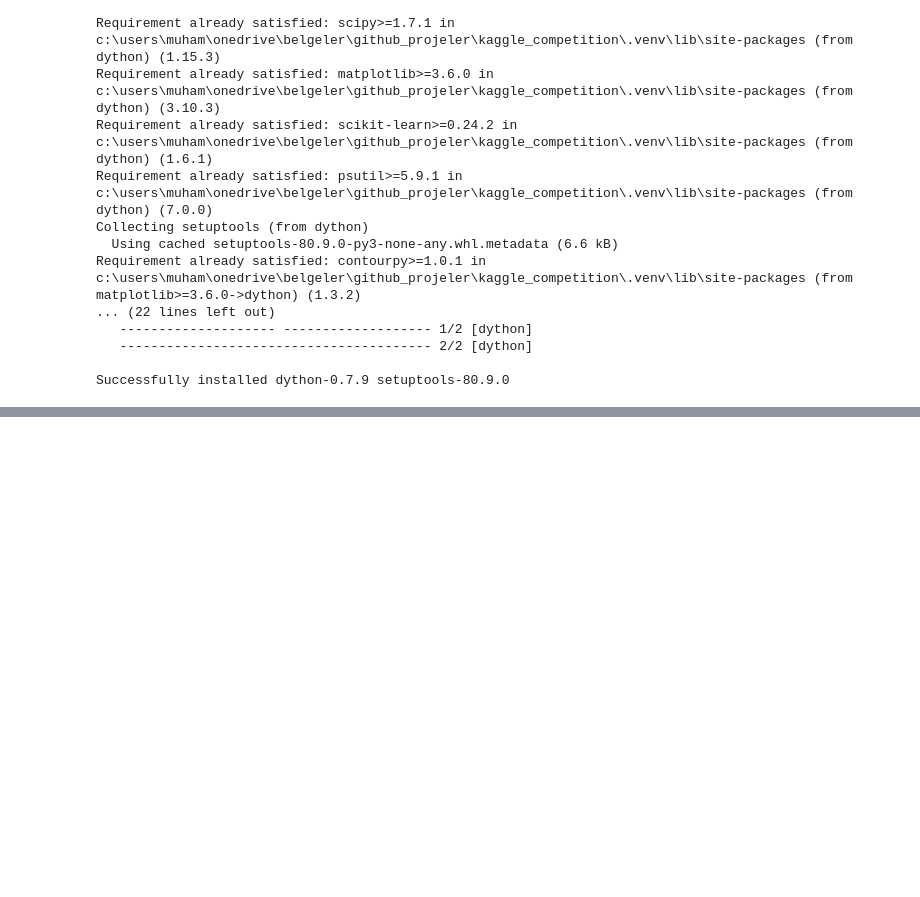
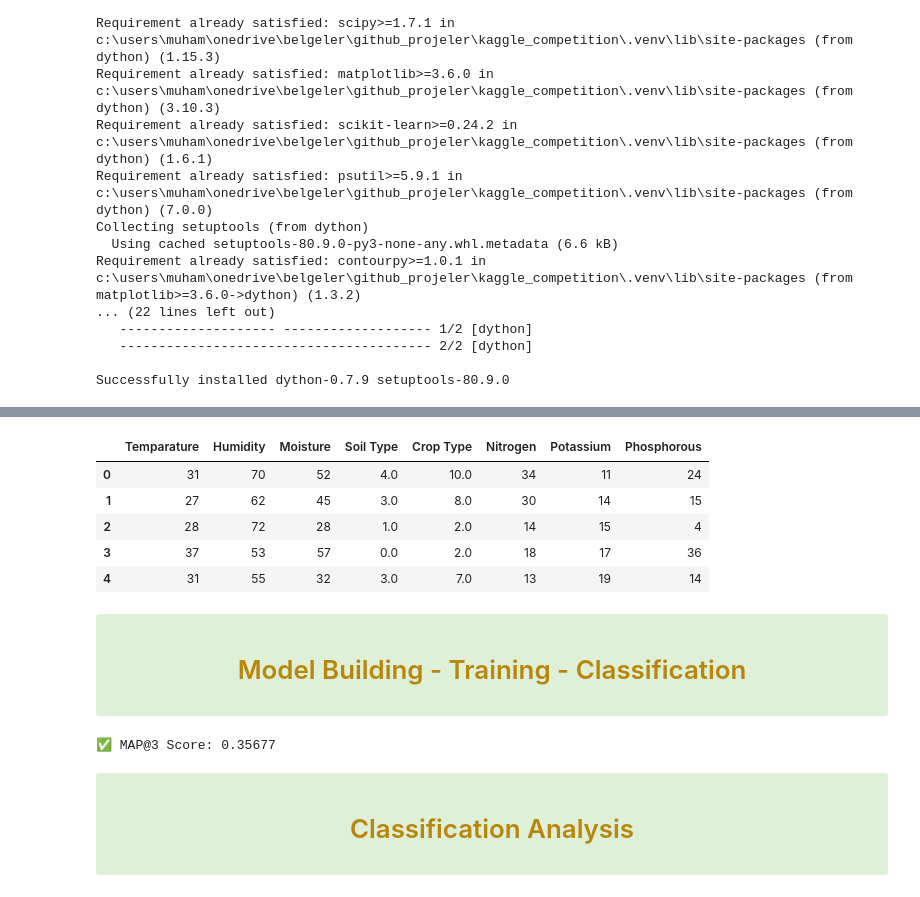
Before and after one commit to Muhammed-Mustafa-Dastan/Kaggle_Competition, a Jupyter notebook: Predicting Optimal Fertilizers/XGBoost_model_pro_01/main_v3.ipynb, the cells around one changed output, grey strips where cells are left out. Drawn from its saved outputs; the diff is of its cells as text; code cells hidden in the pictures; blank space fills up the shorter version.

```diff
--- a/Predicting Optimal Fertilizers/XGBoost_model_pro_01/main_v3.ipynb
+++ b/Predicting Optimal Fertilizers/XGBoost_model_pro_01/main_v3.ipynb
@@ -210,0 +245,9 @@ for column in df_train.columns:
+# %%
+df_test.head()
+# %% [output]
+|  | Temparature | Humidity | Moisture | Soil Type | Crop Type | Nitrogen | Potassium | Phosphorous |
+| 0 | 31 | 70 | 52 | 4.0 | 10.0 | 34 | 11 | 24 |
+| 1 | 27 | 62 | 45 | 3.0 | 8.0 | 30 | 14 | 15 |
+| 2 | 28 | 72 | 28 | 1.0 | 2.0 | 14 | 15 | 4 |
+| 3 | 37 | 53 | 57 | 0.0 | 2.0 | 18 | 17 | 36 |
+| 4 | 31 | 55 | 32 | 3.0 | 7.0 | 13 | 19 | 14 |
@@ -210,0 +260,5 @@ for column in df_train.columns:
+# %% [markdown]
+<div class="alert alert-success">
+    <h1 align="center" style="color:darkgoldenrod;">Model Building - Training - Classification </h1>
+
+</div>
@@ -210,0 +286,38 @@ for column in df_train.columns:
+# %%
+model = XGBClassifier(
+    objective='multi:softprob',
+    num_class=len(np.unique(train_y)),
+    n_estimators=3200,
+    learning_rate=0.045,
+    max_depth=7,
+    colsample_bytree=0.6,
+    colsample_bylevel=0.8,
+    subsample=0.8,
+)
+model.fit(train_X, train_y)
+y_pred_probs = model.predict_proba(test_X)
+top_3_preds = np.argsort(y_pred_probs, axis=1)[:, -3:][:, ::-1]
+actual = [[label] for label in test_y]
+
+def mapk(actual, predicted, k=3):
+    def apk(a, p, k):
+        p = p[:k]
+        score = 0.0
+        hits = 0
+        seen = set()
+        for i, pred in enumerate(p):
+            if pred in a and pred not in seen:
+                hits += 1
+                score += hits / (i + 1.0)
+                seen.add(pred)
+        return score / min(len(a), k)
+    return np.mean([apk(a, p, k) for a, p in zip(actual, predicted)])
+map3_score = mapk(actual, top_3_preds)
+print(f"✅ MAP@3 Score: {map3_score:.5f}")
+# %% [output]
+✅ MAP@3 Score: 0.35677
+# %% [markdown]
+<div class="alert alert-success">
+    <h1 align="center" style="color:darkgoldenrod;">Classification Analysis </h1>
+
+</div>
```
Also changed, not shown: parts of 16 cells of this notebook, 1 other file.
